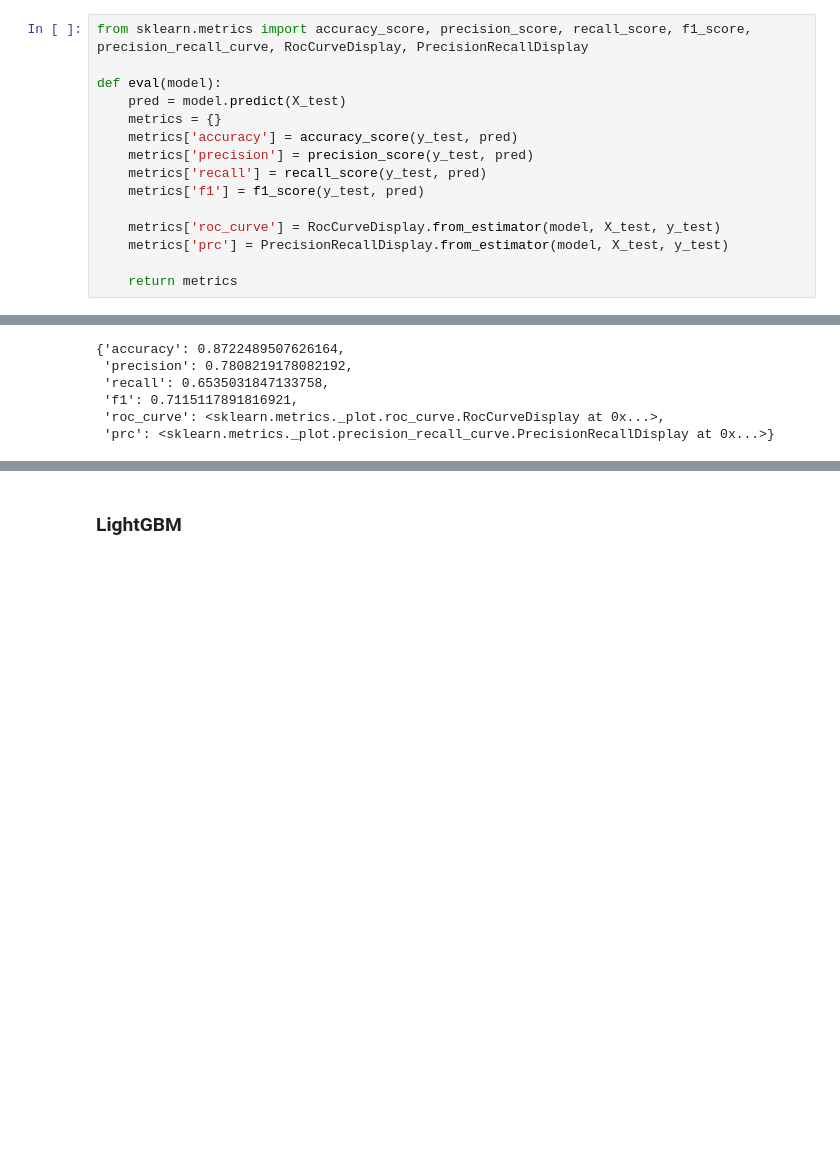
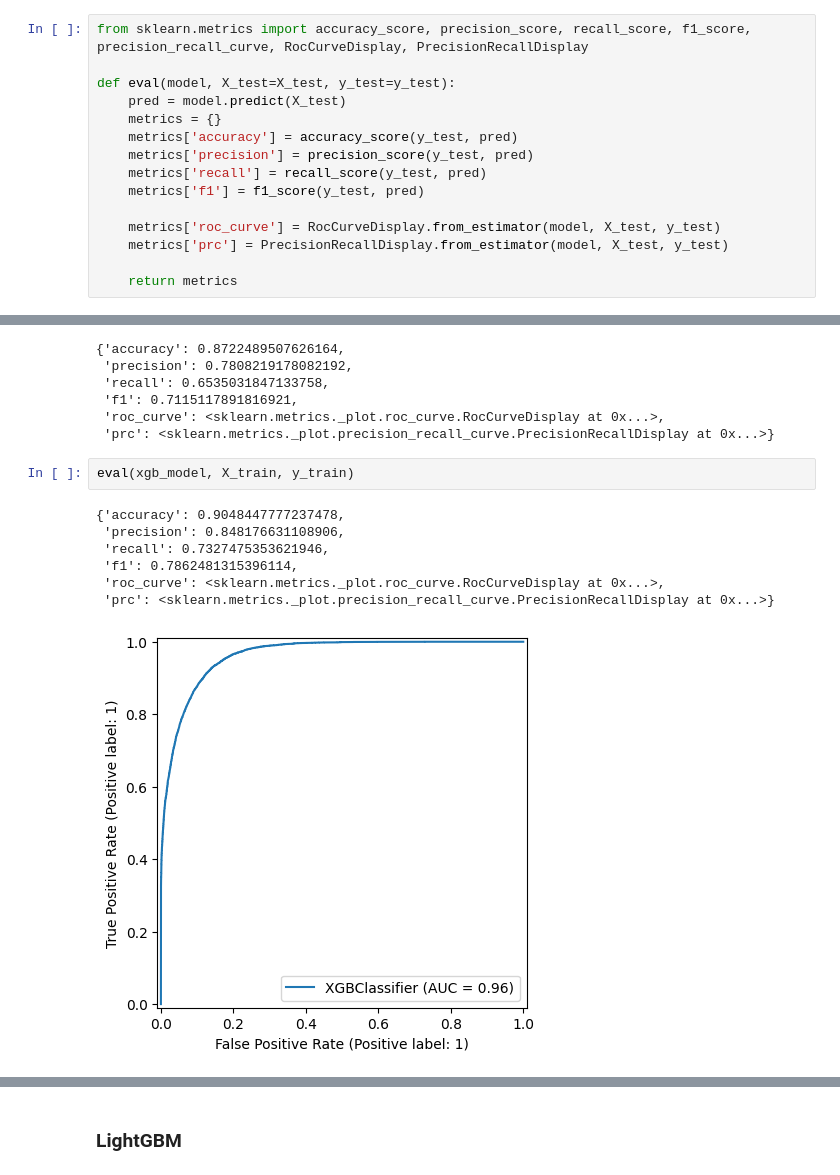
Before and after one commit to GaganSaiTrinadh/cs178-project, a Jupyter notebook: eric.ipynb, the cells around one changed output, grey strips where cells are left out. Saved outputs shown, nothing was run; the diff lists cells and outputs as text; blank space fills up the shorter version.

```diff
--- a/eric.ipynb
+++ b/eric.ipynb
@@ -168,7 +203,7 @@ xgb_model.predict_proba(X_test)[:,1].shape
 # %%
 from sklearn.metrics import accuracy_score, precision_score, recall_score, f1_score, precision_recall_curve, RocCurveDisplay, PrecisionRecallDisplay
 
-def eval(model):
+def eval(model, X_test=X_test, y_test=y_test):
     pred = model.predict(X_test)
     metrics = {}
     metrics['accuracy'] = accuracy_score(y_test, pred)
@@ -194,3 +229,13 @@ metrics
  'f1': 0.7115117891816921,
  'roc_curve': <sklearn.metrics._plot.roc_curve.RocCurveDisplay at 0x...>,
  'prc': <sklearn.metrics._plot.precision_recall_curve.PrecisionRecallDisplay at 0x...>}
+# %%
+eval(xgb_model, X_train, y_train)
+# %% [output]
+{'accuracy': 0.9048447777237478,
+ 'precision': 0.848176631108906,
+ 'recall': 0.7327475353621946,
+ 'f1': 0.7862481315396114,
+ 'roc_curve': <sklearn.metrics._plot.roc_curve.RocCurveDisplay at 0x...>,
+ 'prc': <sklearn.metrics._plot.precision_recall_curve.PrecisionRecallDisplay at 0x...>}
+[figure, added]
```
Also changed, not shown: parts of 29 cells of this notebook.
